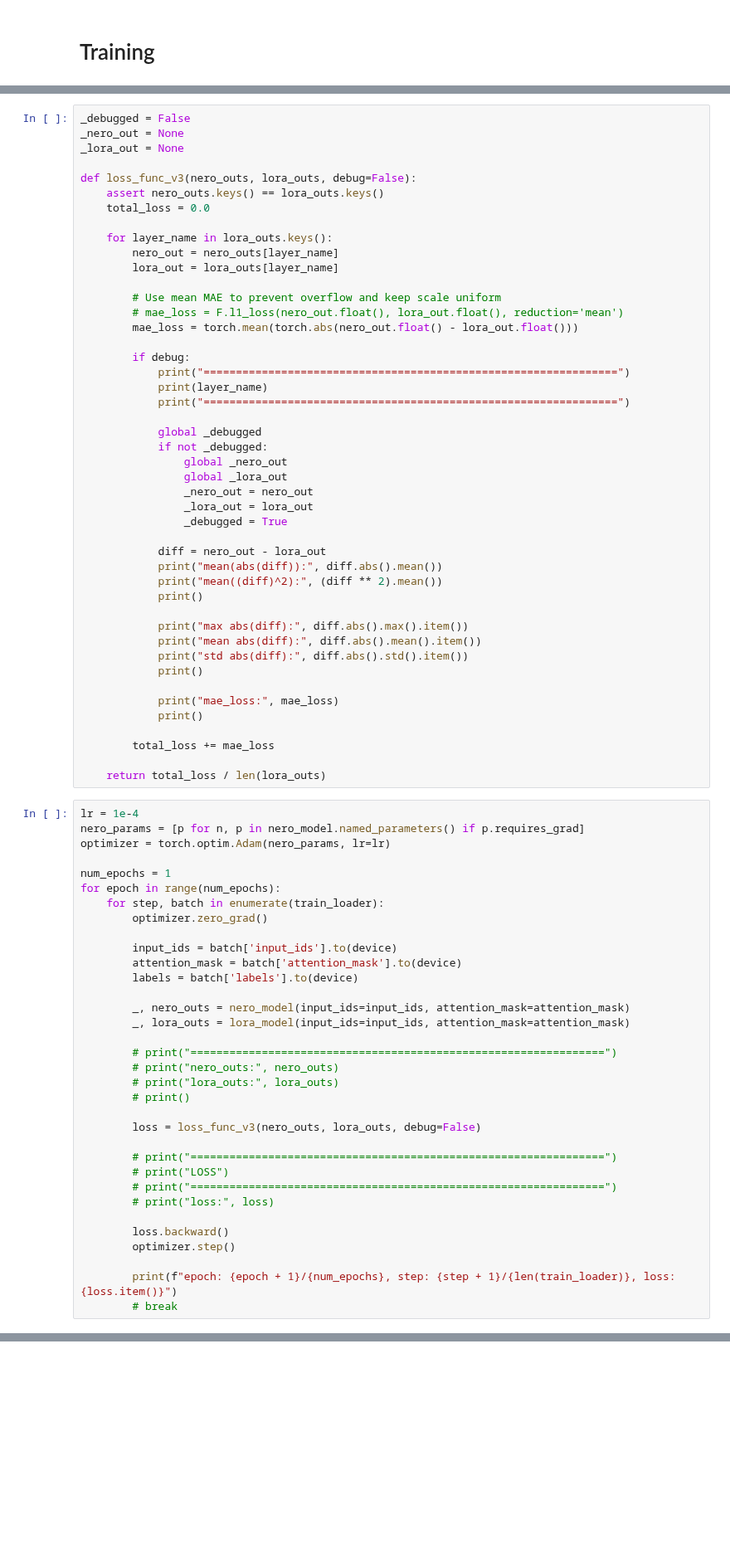
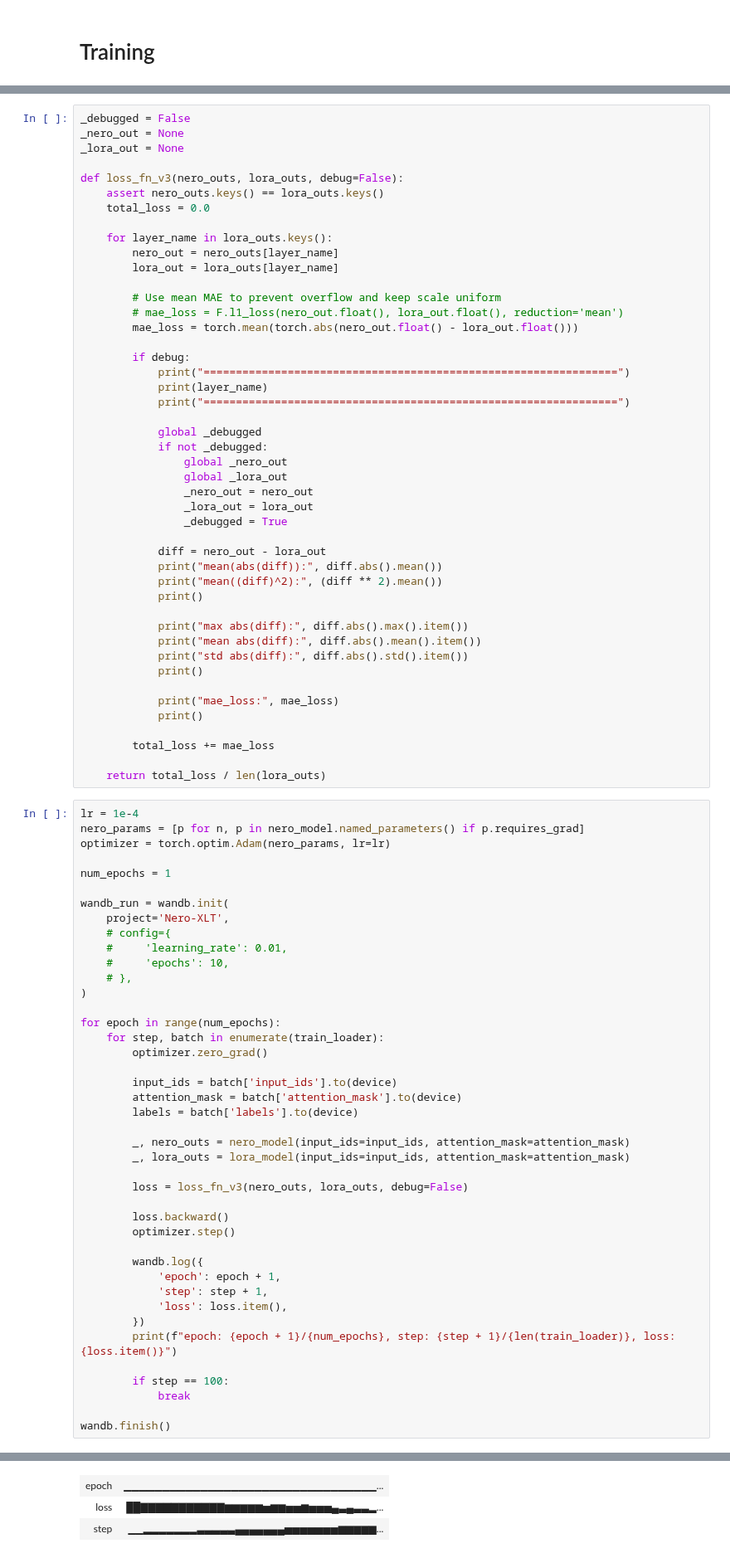
Before and after one commit to alxxtexxr/Adolla-X, a Jupyter notebook: nero_model_training.ipynb, the cells around one changed output, grey strips where cells are left out. Shown at 83% size. Drawn from its saved outputs; the diff is of its cells as text; blank space fills up the shorter version.

Commit message:
Add W&B to Nero model training

```diff
--- a/nero_model_training.ipynb
+++ b/nero_model_training.ipynb
@@ -841,7 +842,7 @@ _debugged = False
 _nero_out = None
 _lora_out = None
 
-def loss_func_v3(nero_outs, lora_outs, debug=False):
+def loss_fn_v3(nero_outs, lora_outs, debug=False):
     assert nero_outs.keys() == lora_outs.keys()
     total_loss = 0.0
 
@@ -888,6 +889,15 @@ nero_params = [p for n, p in nero_model.named_parameters() if p.requires_grad]
 optimizer = torch.optim.Adam(nero_params, lr=lr)
 
 num_epochs = 1
+
+wandb_run = wandb.init(
+    project='Nero-XLT',
+    # config={
+    #     'learning_rate': 0.01,
+    #     'epochs': 10,
+    # },
+)
+
 for epoch in range(num_epochs):
     for step, batch in enumerate(train_loader):
         optimizer.zero_grad()
@@ -899,21 +909,20 @@ for epoch in range(num_epochs):
         _, nero_outs = nero_model(input_ids=input_ids, attention_mask=attention_mask)
         _, lora_outs = lora_model(input_ids=input_ids, attention_mask=attention_mask)
 
-        # print("================================================================")
-        # print("nero_outs:", nero_outs)
-        # print("lora_outs:", lora_outs)
-        # print()
-
-        loss = loss_func_v3(nero_outs, lora_outs, debug=False)
-
-        # print("================================================================")
-        # print("LOSS")
-        # print("================================================================")
-        # print("loss:", loss)
+        loss = loss_fn_v3(nero_outs, lora_outs, debug=False)
 
         loss.backward()
         optimizer.step()
 
+        wandb.log({
+            'epoch': epoch + 1,
+            'step': step + 1,
+            'loss': loss.item(),
+        })
         print(f"epoch: {epoch + 1}/{num_epochs}, step: {step + 1}/{len(train_loader)}, loss: {loss.item()}")
-        # break
+
+        if step == 100:
+            break
+
+wandb.finish()
 # %% [output]
@@ -936,0 +954,3 @@ epoch: 1/1, step: 533/514310, loss: 0.13470306992530823
+| epoch | ▁▁▁▁▁▁▁▁▁▁▁▁▁▁▁▁▁▁▁▁▁▁▁▁▁▁▁▁▁▁▁▁▁... |
+| loss | ██▇▇▇▇▇▇▇▇▇▇▇▆▆▆▆▆▅▆▆▅▅▆▅▅▅▄▃▄▃▃▂... |
+| step | ▁▁▂▂▂▂▂▂▂▃▃▃▃▃▄▄▄▄▄▄▄▅▅▅▅▅▅▅▆▆▆▆▆... |
```
Also changed, not shown: parts of 15 cells of this notebook.
